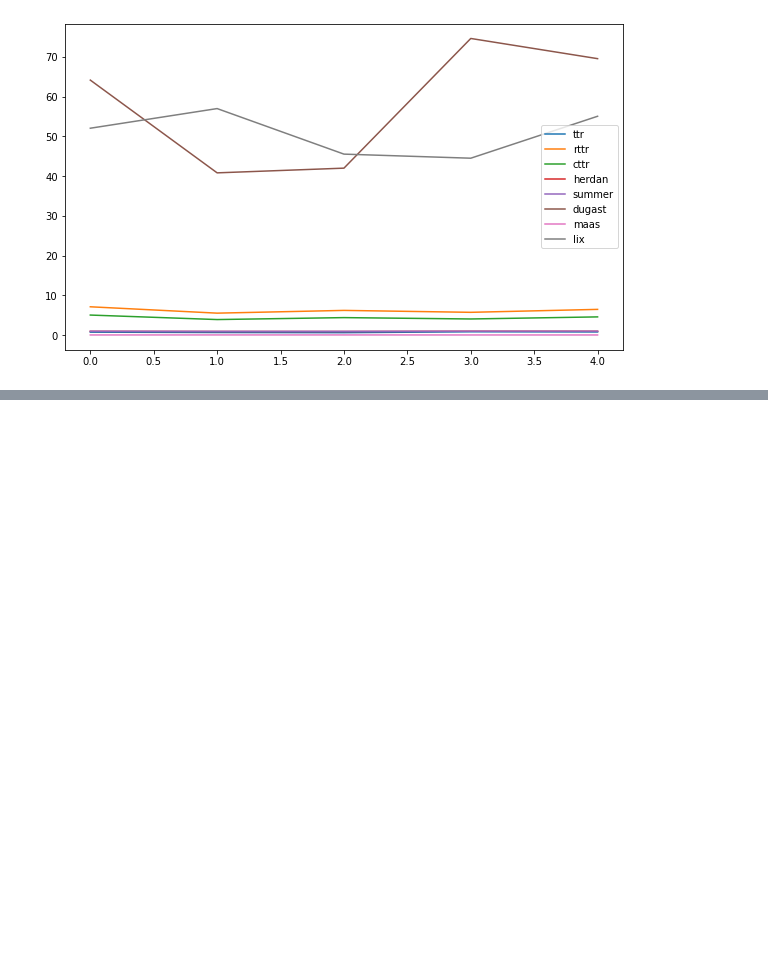
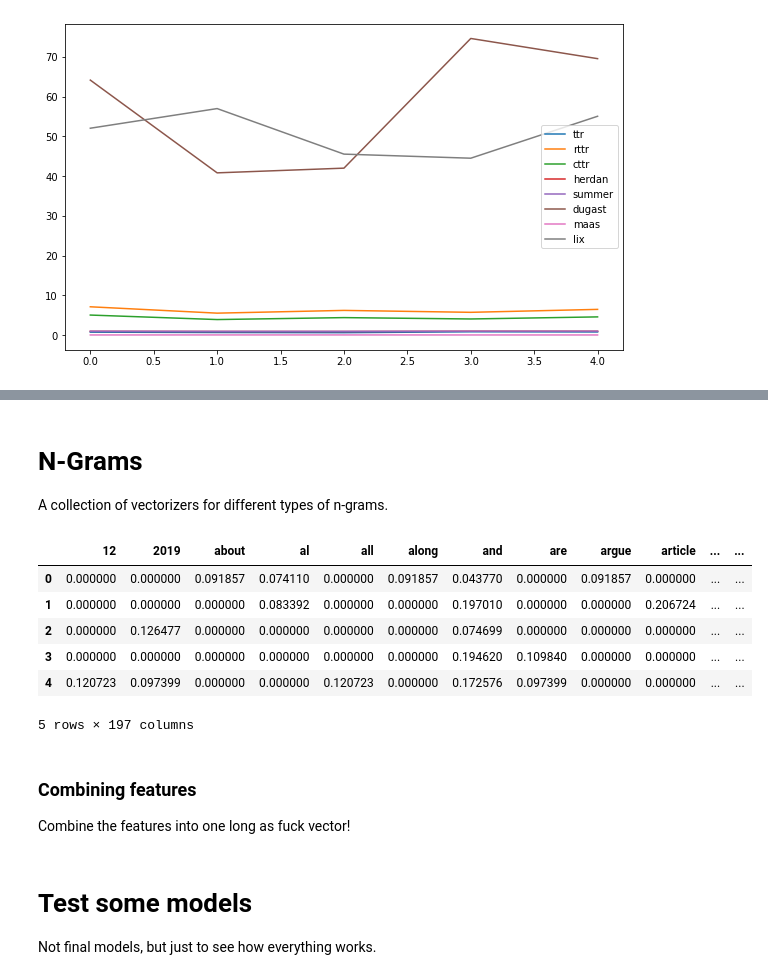
Before and after one commit to kroglkt/articlencoding, a Jupyter notebook: Authorship Attribution Feature Extraction.ipynb, the cells around one changed output, grey strips where cells are left out. Drawn from its saved outputs; the diff is of its cells as text; code cells hidden in the pictures; blank space fills up the shorter version.

Commit message:
Combining features

```diff
--- a/Authorship Attribution Feature Extraction.ipynb
+++ b/Authorship Attribution Feature Extraction.ipynb
@@ -16,12 +27,15 @@ from matplotlib import pyplot as plt
 #### Sentence length
 Nice feature, very complex!
 # %%
-string = "This list has overlapping features with content features. For example, word n-grams will capture the content of the text along with stylometric tendencies. Content features consist of word frequencies, word and character n-grams, hapax legomena etc. This overlap is not of concern, however, as Sari et al. \cite{Sari2018} show, using content features is beneficial when performing authorship attribution of news articles because journalists often have certain topics they prefer writing about. They argue that using only stylometric features is beneficial when attributing authors to texts of the same topic or genre, e.g. law text or movie reviews."
-test_corpus = ['This list has overlapping features with content features. For example, word n-grams will capture the content of the text along with stylometric tendencies. Content features consist of word frequencies, word and character n-grams, hapax legomena etc. This overlap is not of concern, however, as Sari et al. \cite{Sari2018} show, using content features is beneficial when performing authorship attribution of news articles because journalists often have certain topics they prefer writing about. They argue that using only stylometric features is beneficial when attributing authors to texts of the same topic or genre, e.g. law text or movie reviews.',
+string = "We can work with single sentences (classifying them with respect to sentiment, topic, authorship, etc), or more than one at a time (checking for similarities, contradiction, question/answer pairs, etc.) Another successful application is to encode one sentence in one language and use a different autoencoder to decode it into another language, e.g. Cho et al. (2014)."
+train_corpus = ['This list has overlapping features with content features. For example, word n-grams will capture the content of the text along with stylometric tendencies. Content features consist of word frequencies, word and character n-grams, hapax legomena etc. This overlap is not of concern, however, as Sari et al. \cite{Sari2018} show, using content features is beneficial when performing authorship attribution of news articles because journalists often have certain topics they prefer writing about. They argue that using only stylometric features is beneficial when attributing authors to texts of the same topic or genre, e.g. law text or movie reviews.',
               'Bozkurt et al. \cite{Bozkurt} performed authorship attribution on Turkish newspaper articles using stylometric features, vocabulary diversity, bag of words and frequency of function words. For stylometric features, they used number of sentences and words in the article, the average number of words in a sentence and the whole article, the vocabulary size, frequencies of symbols used (periods, exclamation marks, etc.) and the number of incomplete sentences. They weighted their features using Term Frequency-Inverse Document Frequency (TF-IDF).',
               'TF-IDF is a weighting system often used on words. It consists of two parts: term frequency (TF), which coulds how often a term occurs in a document, and inverse document frequency (IDF) which measures the term importance, as it compares how often the term occurs in a corpus\cite{TFIDF}. The system is useful for measuring how important a term is for a document. For example, the word "the" will often occur in English texts, making it not important even though it occurs frequently in a document. TF-IDF has on many occasions been used in authorship attribution\cite{Muttenhaler, basile:2019, rahgouy:2019} and can be used on different terms, such as characters, symbols or n-grams.',
               'Every year, the research group Webis hosts the PAN shared tasks on digital text forensics and sylometry\cite{PAN}. Contestants will solve various tasks concerning NLP and on multiple occasions, authorship attribution were part of the tasks. The methodologies used in these tasks are useful resources for feature and model selections.',
               'In the overview paper of the authorship attribution task of PAN 2019\cite{kestemont2019overview}, the 12 best performing models are compiled. All features involve character n-grams and other sorts of n-grams. Other popular choices of n-grams contain words, POS tags, punctuation and distortion. Most of the participants use TF-IDF weighting and SVMs as classifiers. Distortion is a method for masking topical contents of the text before feature extraction, focusing only on stylometric features.']
+test_corpus = ['I have been unable to generate numbers by the Bohr hypothesis, but given more time, I would have simulated multiple distributions following the formula and compare the peak locations to my fit results, by looking at their means and if plausible, perform a t- or z-test to compare. Perhaps using a Kolmogorov-Smirnov test on the entirety of the data would show if it matches only by the peaks or by the whole distribution.',
+               "In recent years there have been an increasing interest in biometric identification. Various studies has been conducted aiming to detect individual or unique demographic traits. Results from recent studies have given reason to believe that the ability to predict demographic information using eye tracking is highly dependent on the stimulus. Based on this, this study performs a comparison using two datasets built on different stimulus: IQ tests and passive image viewing. This study found significant differences in the accuracy achieved on the two datasets using a Random Forest (RF) and Long-Short Term Memory network (LSTM) as classifiers. The random forest performed best with an accuracy of 0.85 on the passive image viewing dataset and 0.70 on the IQ dataset. Furthermore, we investigated the effect of using micro movements of the eye as features in the model, which has proven to be a useful feature in recent studies within biometric identification. Lastly, we report the classifiers' ability to perform task independent predictions of gender, using one dataset for training and another for testing. The result from this experiments was not satisfying and close to chance level. However, combining the dataset for training and testing resulted in the random forest having an overall accuracy on the combined dataset of 0.74.",
+              ]
 # %%
 def split_sentences(text):
     '''Returns an array with text split into sentences'''
@@ -106,20 +121,0 @@ Get word frequencies with TF-IDF weightings.
-# %%
-def train_tfidf_word_freq(corpus):
-    '''Trains a TF-IDF vectorizer on word frequencies'''
-    vectorizer = TfidfVectorizer()
-    X = vectorizer.fit_transform(corpus)
-
-    feature_names = vectorizer.get_feature_names()
-    dense = X.todense()
-    denselist = dense.tolist()
-    df = pd.DataFrame(denselist, columns=feature_names)
-    display(df.head(2))
-
-    return X, vectorizer
-
-def get_tfidf_word_freq(vectorizer, texts):
-    '''Returns the TF-IDF weighted word frequencies of test documents'''
-    #Multiple texts required
-    return vectorizer.transform(texts)
-
-X, vectorizer = train_tfidf_word_freq(test_corpus)
@@ -137,3 +122,10 @@ test_corpus = ['This list has overlapping features with content features. For ex
+# %%
+def get_tfidf_names(vectorizer, X, h=5):
+    ngrams = vectorizer.get_feature_names()
+    dense = X.todense()
+    denselist = dense.tolist()
+    df = pd.DataFrame(denselist, columns=ngrams)
+    display(df.head(h))
 # %% [markdown]
 ### Hapax legomena
 Count how many unique words are in a document.
@@ -204,0 +189,5 @@ maas
+# %% [markdown]
+# N-Grams
+A collection of vectorizers for different types of n-grams.
+# %%
+POS_tagger_DK = spacy.load("da_core_news_md")
@@ -204,0 +312,13 @@ maas
+# %%
+get_tfidf_names(vectorizers['uni_word'], weights['uni_word'])
+# %% [output]
+|  | 12 | 2019 | about | al | all | along | and | are | argue | article | ... | ... |
+| 0 | 0.000000 | 0.000000 | 0.091857 | 0.074110 | 0.000000 | 0.091857 | 0.043770 | 0.000000 | 0.091857 | 0.000000 | ... | ... |
+| 1 | 0.000000 | 0.000000 | 0.000000 | 0.083392 | 0.000000 | 0.000000 | 0.197010 | 0.000000 | 0.000000 | 0.206724 | ... | ... |
+| 2 | 0.000000 | 0.126477 | 0.000000 | 0.000000 | 0.000000 | 0.000000 | 0.074699 | 0.000000 | 0.000000 | 0.000000 | ... | ... |
+| 3 | 0.000000 | 0.000000 | 0.000000 | 0.000000 | 0.000000 | 0.000000 | 0.194620 | 0.109840 | 0.000000 | 0.000000 | ... | ... |
+| 4 | 0.120723 | 0.097399 | 0.000000 | 0.000000 | 0.120723 | 0.000000 | 0.172576 | 0.097399 | 0.000000 | 0.000000 | ... | ... |
+5 rows × 197 columns
+# %% [markdown]
+### Combining features
+Combine the features into one long as fuck vector!
@@ -204,0 +367,3 @@ maas
+# %% [markdown]
+# Test some models
+Not final models, but just to see how everything works.
```
Also changed, not shown: parts of 14 cells of this notebook, 1 other file.
